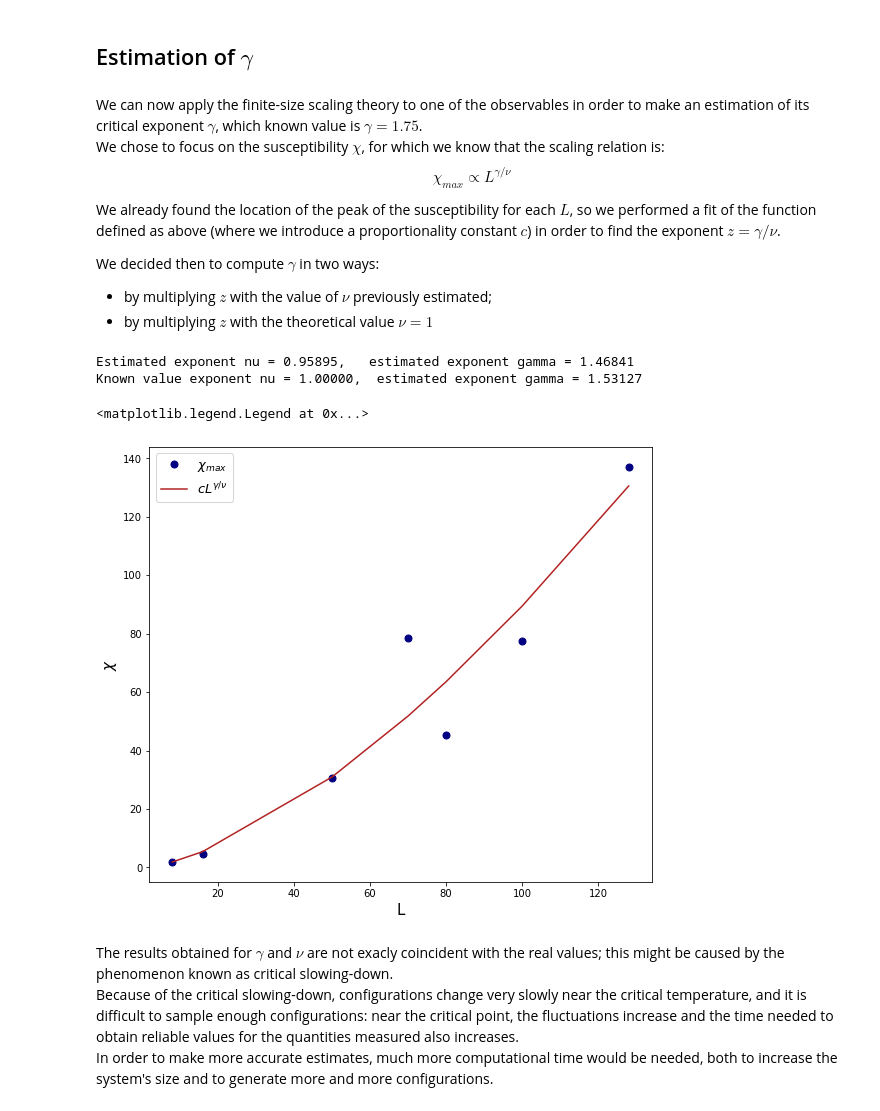
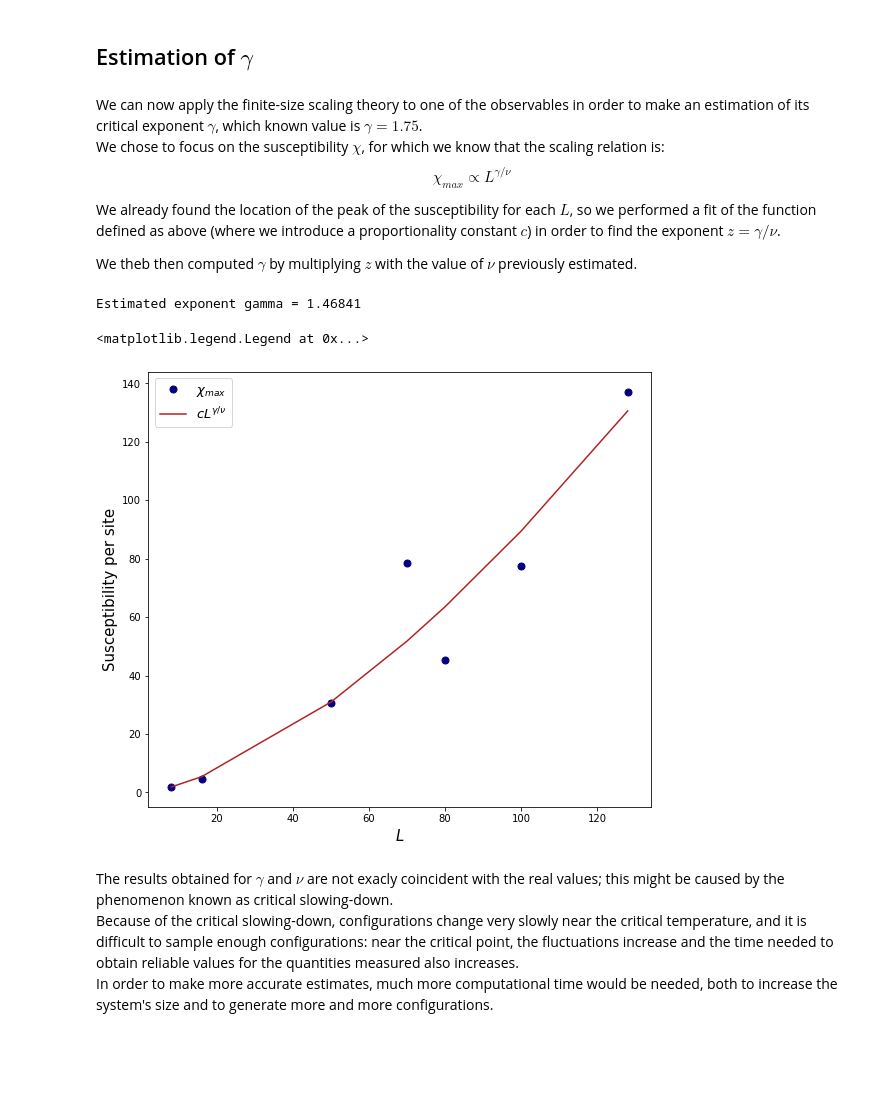
Before and after one commit to divaric99/Project_Ising_2D, a Jupyter notebook: ising2d_COMPLETE_09_03.ipynb, the cells around one changed output. Saved outputs shown, nothing was run; the diff lists cells and outputs as text; code cells hidden in the pictures; blank space fills up the shorter version.

```diff
--- a/ising2d_COMPLETE_09_03.ipynb
+++ b/ising2d_COMPLETE_09_03.ipynb
@@ -645,36 +645,31 @@ We can now apply the finite-size scaling theory to one of the observables in ord
 We chose to focus on the susceptibility $\chi$, for which we know that the scaling relation is: $$\chi_{max}\propto L^{\gamma/\nu}$$
 We already found the location of the peak of the susceptibility for each $L$, so we performed a fit of the function defined as above (where we introduce a proportionality constant $c$) in order to find the exponent $z=\gamma/\nu$.
 
-We decided then to compute $\gamma$ in two ways:
-- by multiplying $z$ with the value of $\nu$ previously estimated;
-- by multiplying $z$ with the theoretical value $\nu=1$
+We theb then computed $\gamma$ by multiplying $z$ with the value of $\nu$ previously estimated.
 # %%
 def chi_fit(L,c,z):
     Chi_max = c*(L**z)
     return Chi_max
 Chi_site = Chi_max/(L_tot**2)
 
 guess = [int(1e2),1.7]
-par_chi, cov_chi = optimize.curve_fit(chi_fit,L_tot,Chi_site,guess,maxfev=int(1e6))
+par_chi, cov_chi = curve_fit(chi_fit,L_tot,Chi_site,guess,maxfev=int(1e6))
 z = par_chi[1]
 
 gamma_est = z*nu
-gamma_theo = z*1
 
-print("Estimated exponent nu = {0:1.5f},".format(nu), "  estimated exponent gamma = {0:1.5f}".format(gamma_est))
-print("Known value exponent nu = 1.00000,  estimated exponent gamma = {0:1.5f}".format(gamma_theo))
+print("Estimated exponent gamma = {0:1.5f}".format(gamma_est))
 
 fig, ax = plt.subplots(figsize=(9,8))
-ax.set_xlabel("L",fontsize=15)
-ax.set_ylabel("$\chi$",fontsize=15)
+ax.set_xlabel("$L$",fontsize=15)
+ax.set_ylabel("Susceptibility per site",fontsize=15)
 ax.plot(L_tot,Chi_site,'o',color="navy",markersize=7,label="$\chi_{max}$")
 ax.plot(L_tot,chi_fit(L_tot,par_chi[0],par_chi[1]), color="firebrick", label="$cL^{{\gamma}/{\\nu}}$")
 ax.legend(loc="best", fontsize=13)
 # %% [output]
-Estimated exponent nu = 0.95895,   estimated exponent gamma = 1.46841
-Known value exponent nu = 1.00000,  estimated exponent gamma = 1.53127
+Estimated exponent gamma = 1.46841
 <matplotlib.legend.Legend at 0x...>
-[figure, old version]
+[figure, new version]
 # %% [markdown]
 The results obtained for $\gamma$ and $\nu$ are not exacly coincident with the real values; this might be caused by the phenomenon known as critical slowing-down.
 Because of the critical slowing-down, configurations change very slowly near the critical temperature, and it is difficult to sample enough configurations: near the critical point, the fluctuations increase and the time needed to obtain reliable values for the quantities measured also increases.
```
Also changed, not shown: parts of 4 cells of this notebook.
